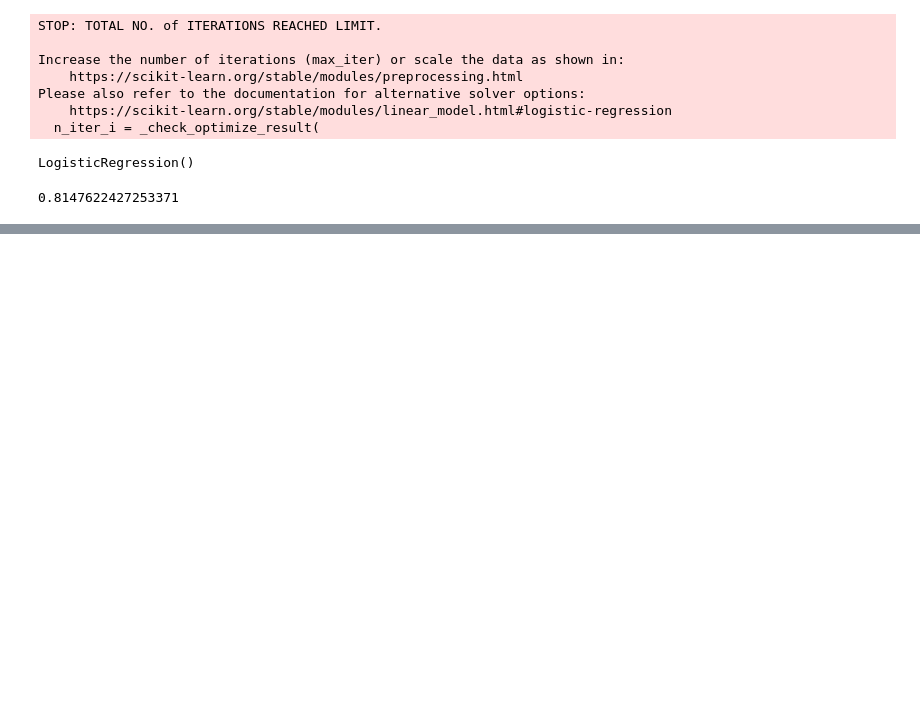
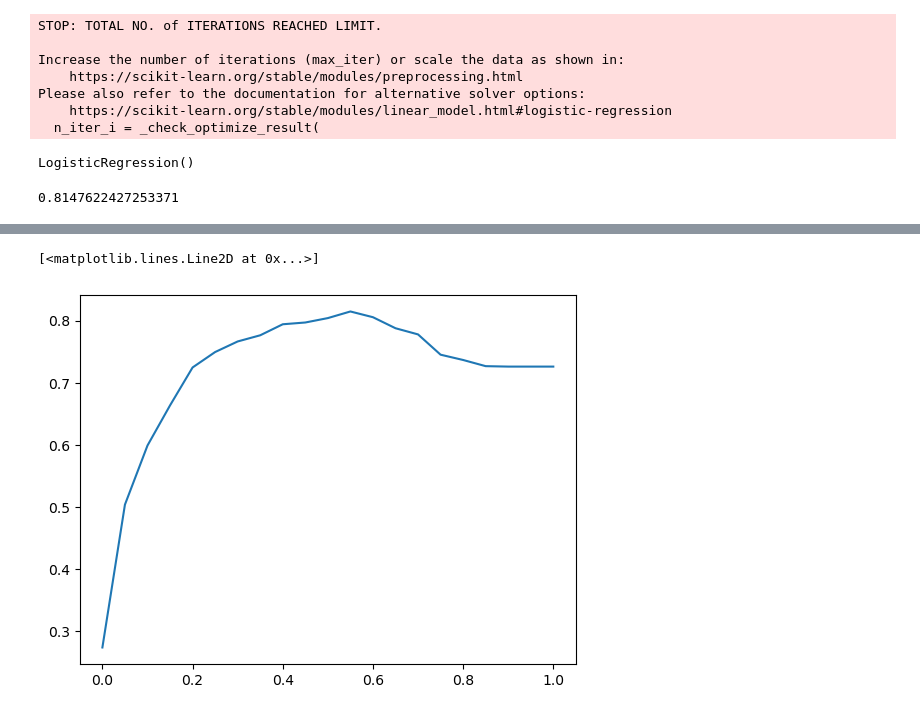
Before and after one commit to Rohith1807/ml_hw, a Jupyter notebook: lab/churn_analysis.ipynb, the cells around one changed output, grey strips where cells are left out. Cells and saved outputs as stored; diff of their text form; code cells hidden in the pictures; blank space fills up the shorter version.

```diff
--- a/lab/churn_analysis.ipynb
+++ b/lab/churn_analysis.ipynb
@@ -856,0 +795,7 @@ model.predict_proba(X_small)[0,1]
+# %%
+val_dict = df_val[categorical + numerical].to_dict(orient='records')
+X_val = dv.transform(val_dict)
+
+y_pred = model.predict_proba(X_val)[:,1]
+churn_decision = (y_pred >=0.5)
+(y_val == churn_decision).mean()
@@ -856,0 +814,10 @@ model.predict_proba(X_small)[0,1]
+# %%
+thresholds = np.linspace(0,1,21)
+
+scores = []
+
+for t in thresholds:
+    churn_decision = (y_pred >=t)
+    score = (y_val == churn_decision).mean()
+    print('%.2f %.3f' % (t,score))
+    scores.append(score)
@@ -856,0 +842,5 @@ model.predict_proba(X_small)[0,1]
+# %%
+plt.plot(thresholds, scores)
+# %% [output]
+[<matplotlib.lines.Line2D at 0x...>]
+[figure, added]
```
Also changed, not shown: parts of 33 cells of this notebook.
